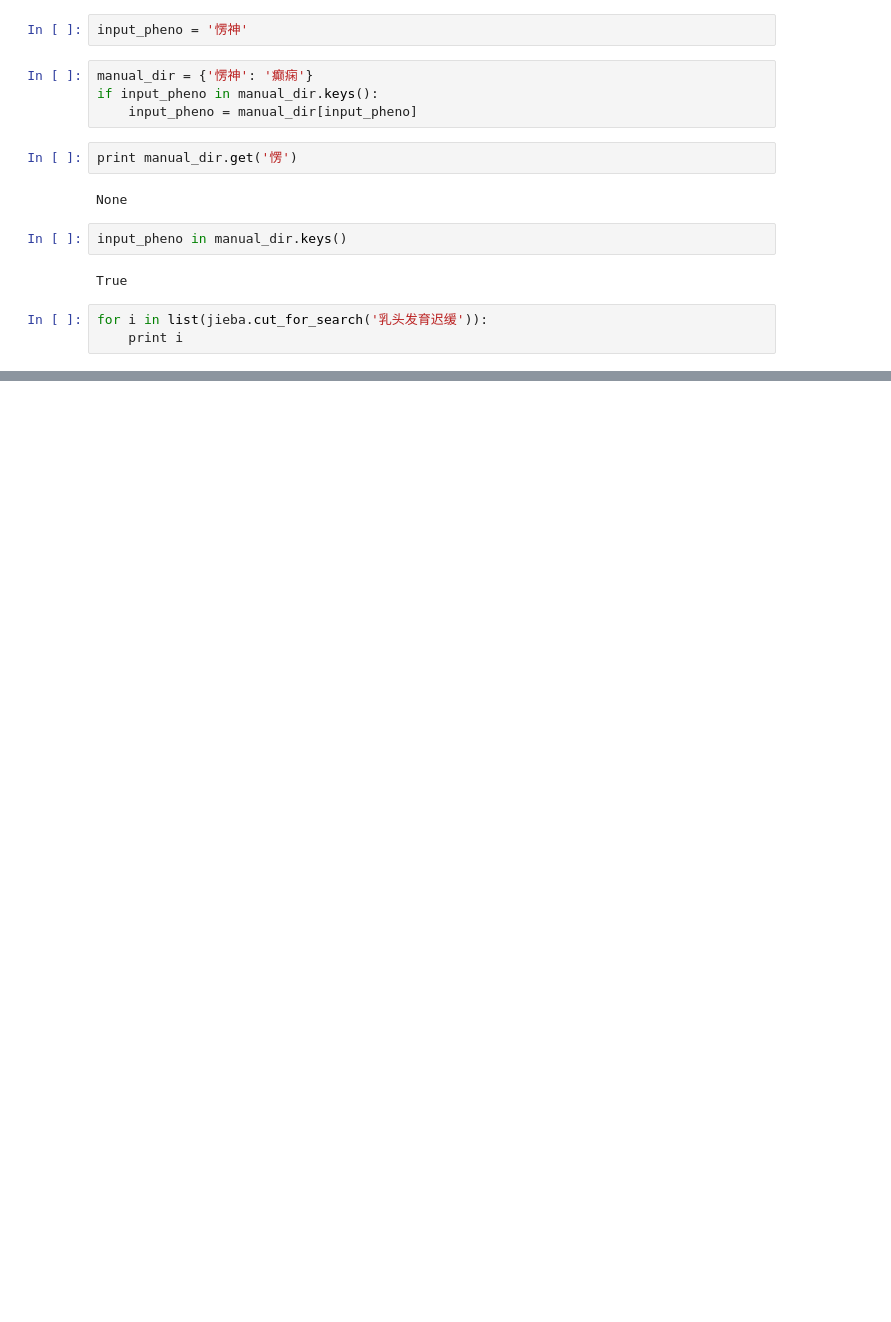
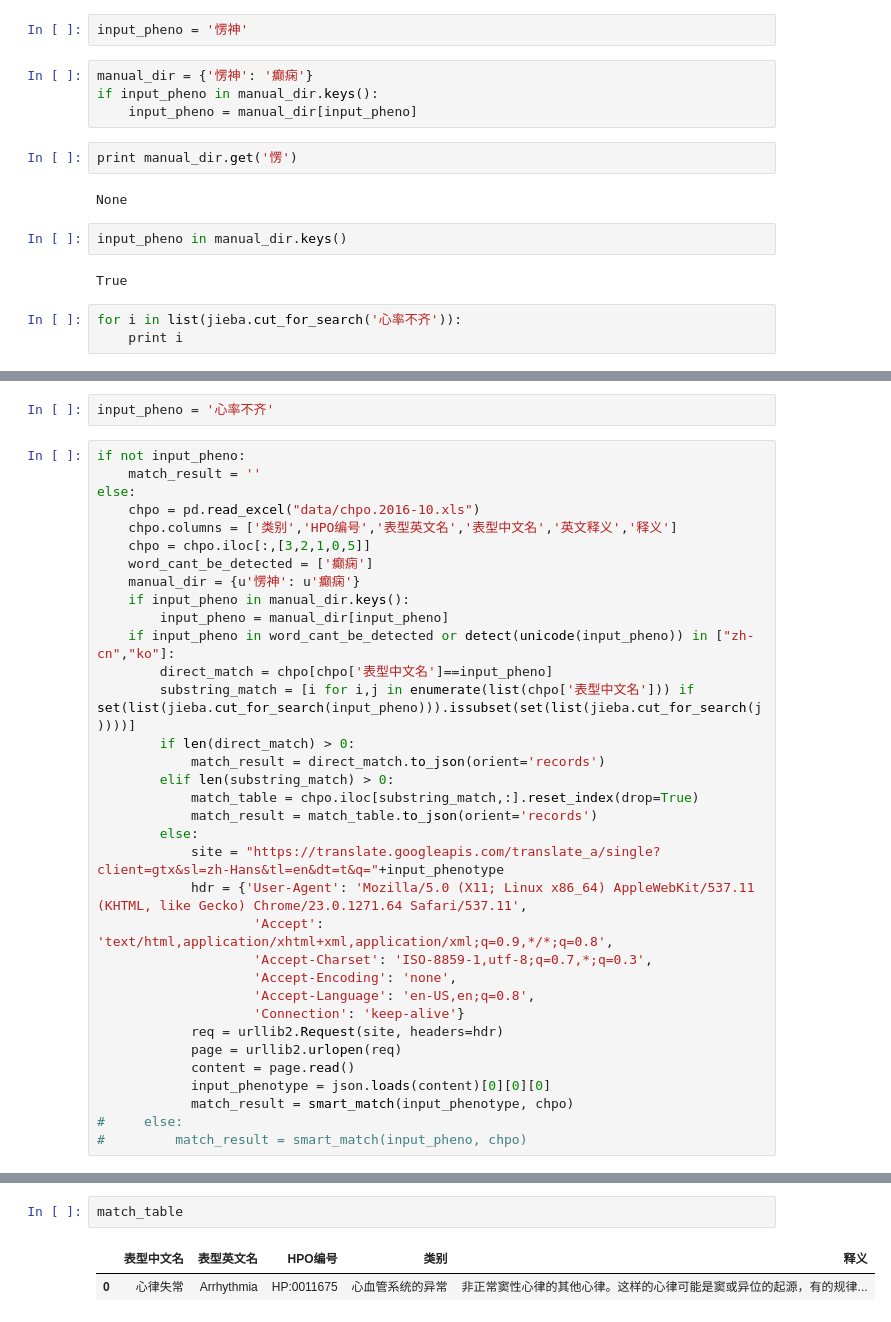
Before and after one commit to xguo39/deepbrain, a Jupyter notebook: deepb/test.ipynb, the cells around one changed output, grey strips where cells are left out. Drawn from its saved outputs; the diff is of its cells as text; blank space fills up the shorter version.

Commit message:
chpo bug fix

```diff
--- a/deepb/test.ipynb
+++ b/deepb/test.ipynb
@@ -1308,5 +1348,5 @@ input_pheno in manual_dir.keys()
 # %% [output]
 True
 # %%
-for i in list(jieba.cut_for_search('乳头发育迟缓')):
+for i in list(jieba.cut_for_search('心率不齐')):
     print i
@@ -1316,0 +1353,36 @@ for i in list(jieba.cut_for_search('乳头发育迟缓')):
+# %%
+input_pheno = '心率不齐'
+# %%
+if not input_pheno:
+    match_result = ''
+else:
+    chpo = pd.read_excel("data/chpo.2016-10.xls")
+    chpo.columns = ['类别','HPO编号','表型英文名','表型中文名','英文释义','释义']
+    chpo = chpo.iloc[:,[3,2,1,0,5]]
+    word_cant_be_detected = ['癫痫']
+    manual_dir = {u'愣神': u'癫痫'}
+    if input_pheno in manual_dir.keys():
+        input_pheno = manual_dir[input_pheno]
+    if input_pheno in word_cant_be_detected or detect(unicode(input_pheno)) in ["zh-cn","ko"]:
+        direct_match = chpo[chpo['表型中文名']==input_pheno]
+        substring_match = [i for i,j in enumerate(list(chpo['表型中文名'])) if set(list(jieba.cut_for_search(input_pheno))).issubset(set(list(jieba.cut_for_search(j))))]
+        if len(direct_match) > 0:
+            match_result = direct_match.to_json(orient='records')
+        elif len(substring_match) > 0:
+            match_table = chpo.iloc[substring_match,:].reset_index(drop=True)
+            match_result = match_table.to_json(orient='records')
+        else:
+            site = "https://translate.googleapis.com/translate_a/single?client=gtx&sl=zh-Hans&tl=en&dt=t&q="+input_phenotype
+            hdr = {'User-Agent': 'Mozilla/5.0 (X11; Linux x86_64) AppleWebKit/537.11 (KHTML, like Gecko) Chrome/23.0.1271.64 Safari/537.11',
+                    'Accept': 'text/html,application/xhtml+xml,application/xml;q=0.9,*/*;q=0.8',
+                    'Accept-Charset': 'ISO-8859-1,utf-8;q=0.7,*;q=0.3',
+                    'Accept-Encoding': 'none',
+                    'Accept-Language': 'en-US,en;q=0.8',
+                    'Connection': 'keep-alive'}
+            req = urllib2.Request(site, headers=hdr)
+            page = urllib2.urlopen(req)
+            content = page.read()
+            input_phenotype = json.loads(content)[0][0][0]
+            match_result = smart_match(input_phenotype, chpo)
+#     else:
+#         match_result = smart_match(input_pheno, chpo)
@@ -1316,0 +1421,5 @@ for i in list(jieba.cut_for_search('乳头发育迟缓')):
+# %%
+match_table
+# %% [output]
+|  | 表型中文名 | 表型英文名 | HPO编号 | 类别 | 释义 |
+| 0 | 心律失常 | Arrhythmia | HP:0011675 | 心血管系统的异常 | 非正常窦性心律的其他心律。这样的心律可能是窦或异位的起源，有的规律... |
```
Also changed, not shown: parts of 27 cells of this notebook, 2 other files.
